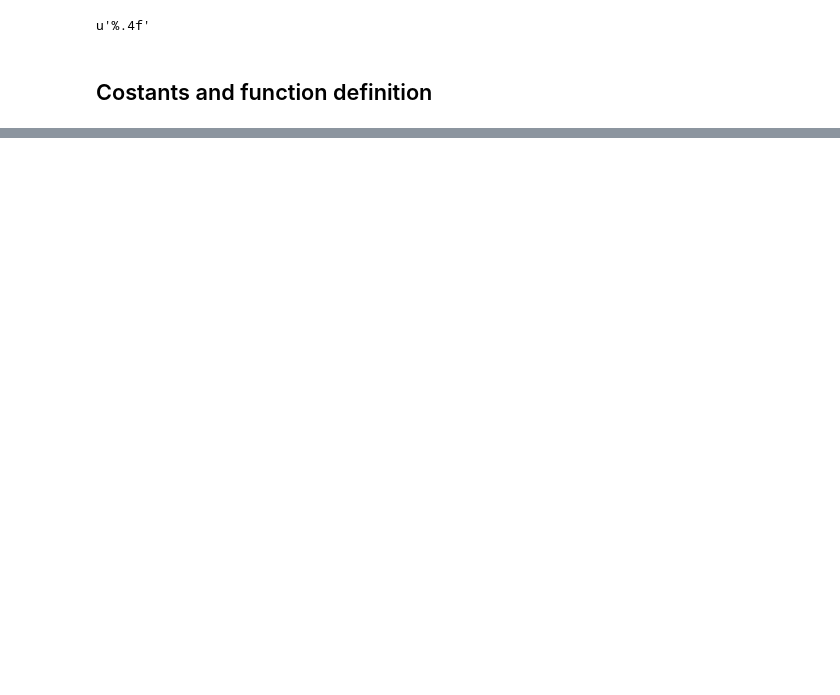
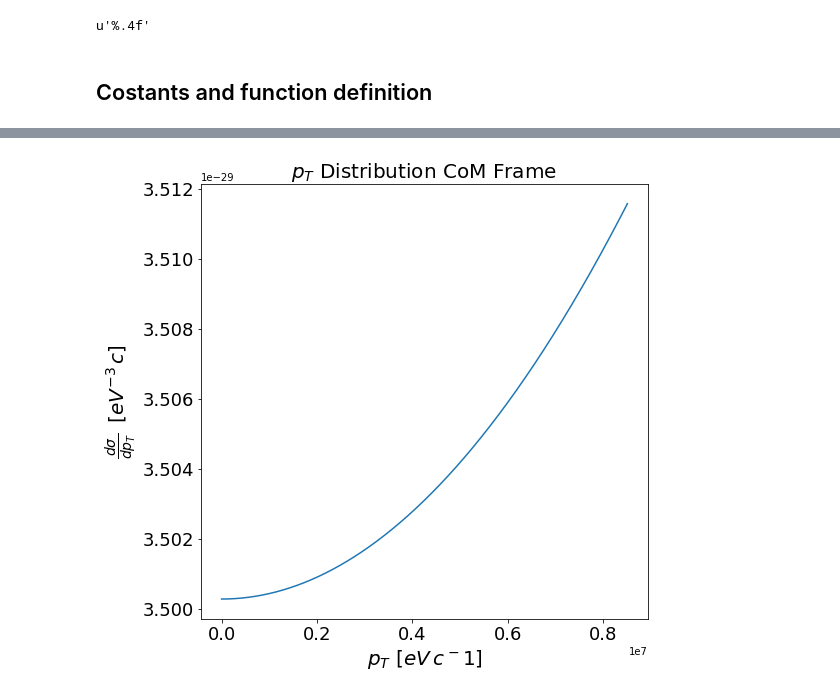
Before and after one commit to albchim/LCP_Project, a Jupyter notebook: ZANETTI_PROJECT_0.ipynb, the cells around one changed output, grey strips where cells are left out. Cells and saved outputs as stored; diff of their text form; code cells hidden in the pictures; blank space fills up the shorter version.

```diff
--- a/ZANETTI_PROJECT_0.ipynb
+++ b/ZANETTI_PROJECT_0.ipynb
@@ -120,0 +160,10 @@ Text(0.5,1,'PDF Observable $\\theta$')
+# %%
+fig, ax = plt.subplots(figsize=[8,8])
+momenta=np.linspace(0,p1,10**6)
+ax.plot(momenta,cross_section_pt(momenta))
+plt.title(r"$p_T$ Distribution CoM Frame ",fontsize=20)
+plt.xlabel(r"$ p_T \,\, [eV \, c^-1] $",fontsize=20)
+plt.ylabel(r"$ \frac{d\sigma}{d p_T} \,\,\, [eV^{-3} \, c] $",fontsize=20)
+plt.tick_params(labelsize=18)
+# %% [output]
+[figure, added]
```
Also changed, not shown: parts of 11 cells of this notebook.
